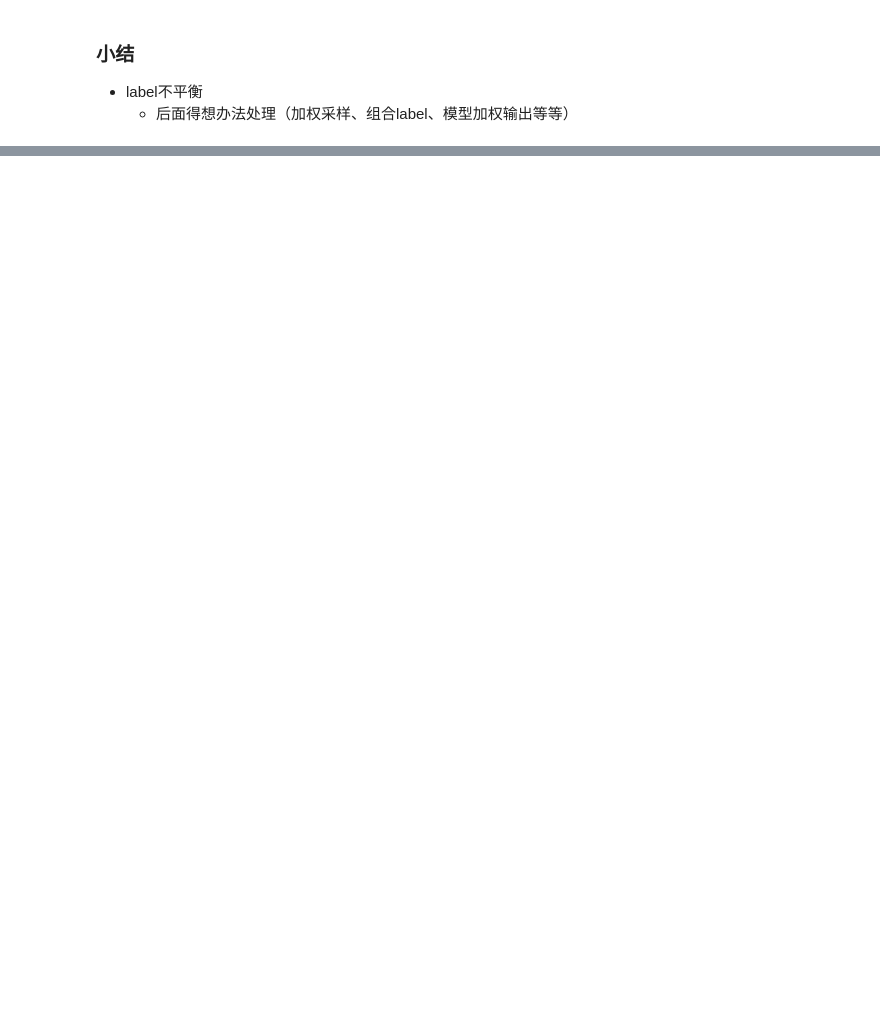
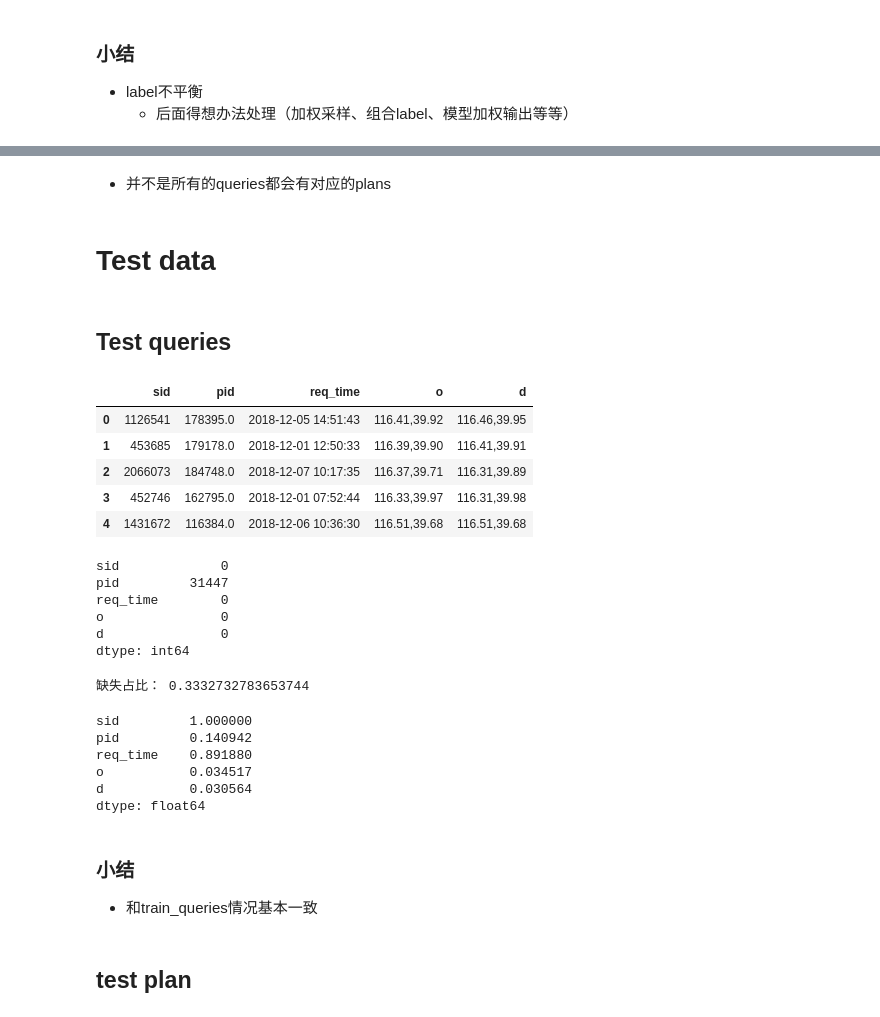
Before and after one commit to AlanConstantine/KDD-Cup-2019-CAMMTR, a Jupyter notebook: Code/ExploratoryDataAnalysis.ipynb, the cells around one changed output, grey strips where cells are left out. Drawn from its saved outputs; the diff is of its cells as text; code cells hidden in the pictures; blank space fills up the shorter version.

Commit message:
Update ExploratoryDataAnalysis

```diff
--- a/Code/ExploratoryDataAnalysis.ipynb
+++ b/Code/ExploratoryDataAnalysis.ipynb
@@ -215,0 +235,45 @@ g = sns.barplot(x='Mode', y='Frequency', data=mode_df, ax=ax)
+# %% [markdown]
+* 并不是所有的queries都会有对应的plans
+# %% [markdown]
+# Test data
+# %% [markdown]
+## Test queries
+# %%
+test_queries_df = pd.read_csv(main_path+'test_queries.csv')
+# %%
+test_queries_df.head()
+# %% [output]
+|  | sid | pid | req_time | o | d |
+| 0 | 1126541 | 178395.0 | 2018-12-05 14:51:43 | 116.41,39.92 | 116.46,39.95 |
+| 1 | 453685 | 179178.0 | 2018-12-01 12:50:33 | 116.39,39.90 | 116.41,39.91 |
+| 2 | 2066073 | 184748.0 | 2018-12-07 10:17:35 | 116.37,39.71 | 116.31,39.89 |
+| 3 | 452746 | 162795.0 | 2018-12-01 07:52:44 | 116.33,39.97 | 116.31,39.98 |
+| 4 | 1431672 | 116384.0 | 2018-12-06 10:36:30 | 116.51,39.68 | 116.51,39.68 |
+# %%
+# check null
+test_queries_df.isnull().sum()
+# %% [output]
+sid             0
+pid         31447
+req_time        0
+o               0
+d               0
+dtype: int64
+# %%
+print('缺失占比：',31447/test_queries_df.shape[0])
+# %% [output]
+缺失占比： 0.3332732783653744
+# %%
+test_queries_df.nunique()/test_queries_df.shape[0]
+# %% [output]
+sid         1.000000
+pid         0.140942
+req_time    0.891880
+o           0.034517
+d           0.030564
+dtype: float64
+# %% [markdown]
+### 小结
+* 和train_queries情况基本一致
+# %% [markdown]
+## test plan
```
Also changed, not shown: parts of 18 cells of this notebook.
